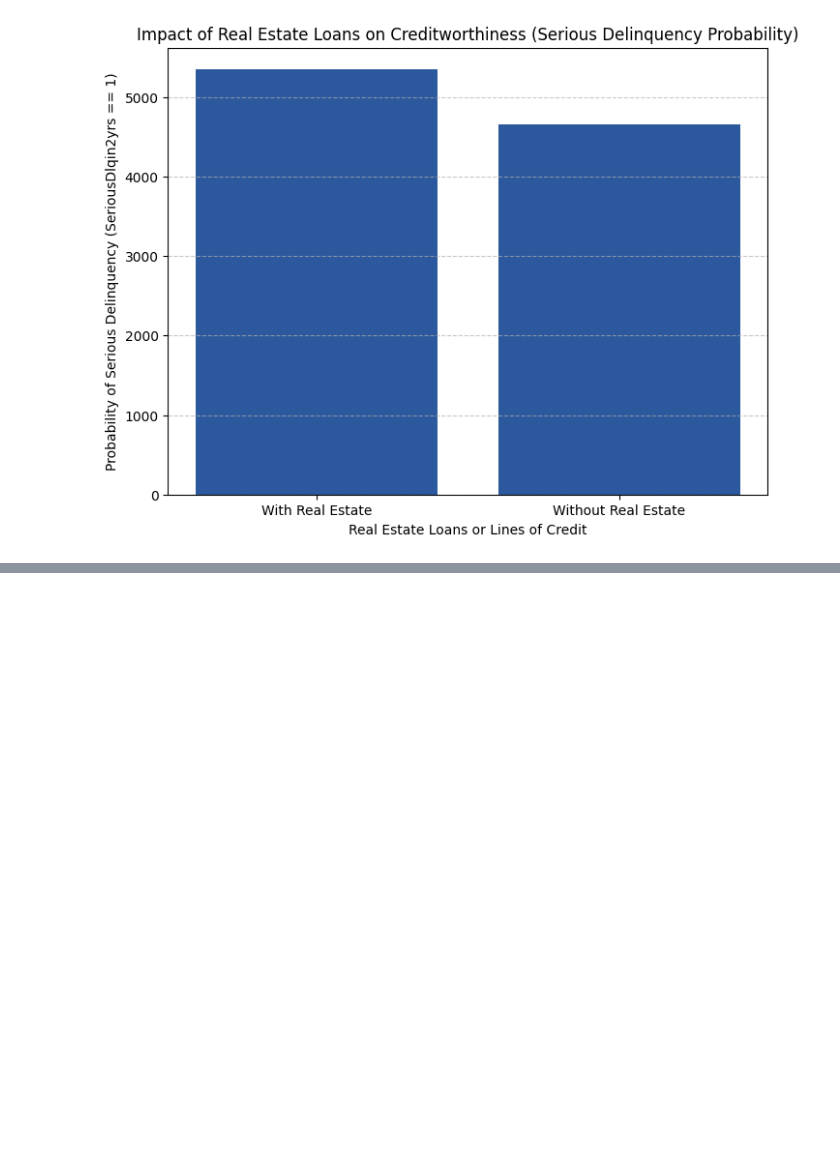
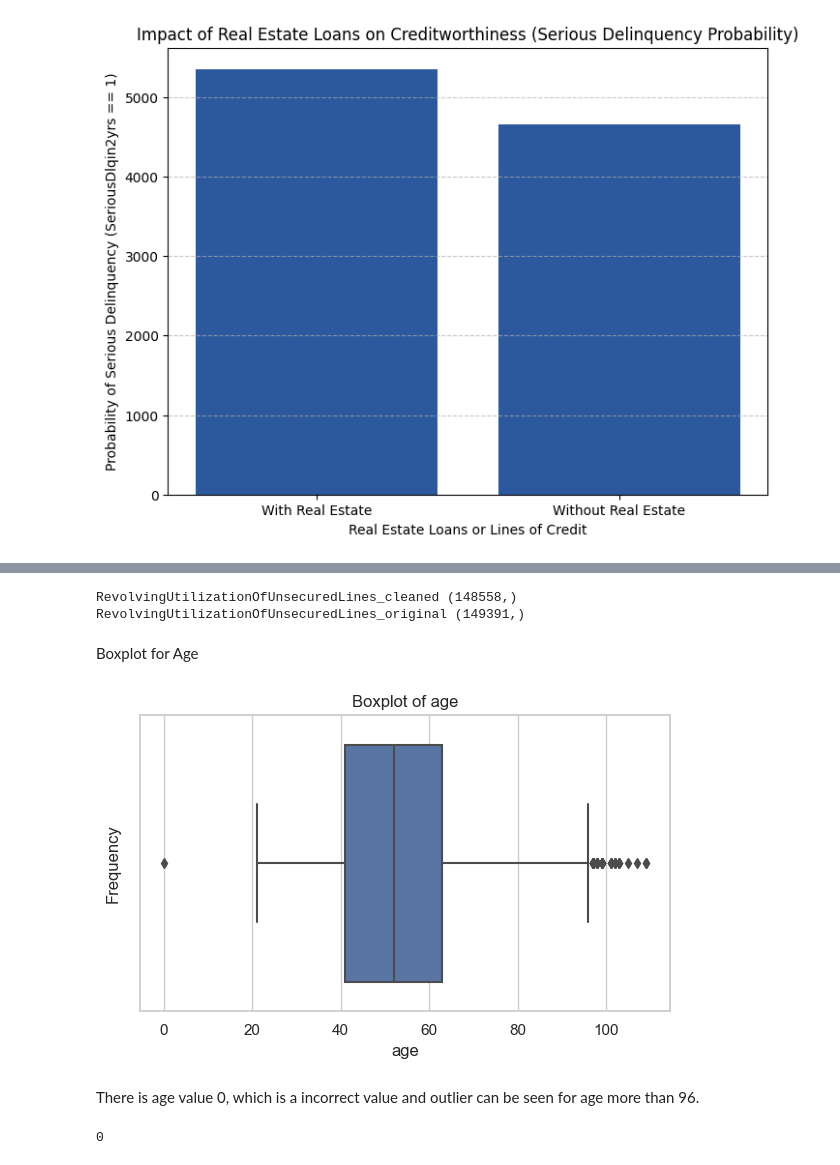
Before and after one commit to Tenzin-Yangzom-6839/GiveMeSomeCredit, a Jupyter notebook: GiveMeSomeCredit.ipynb, the cells around one changed output, grey strips where cells are left out. Cells and saved outputs as stored; diff of their text form; code cells hidden in the pictures; blank space fills up the shorter version.

```diff
--- a/GiveMeSomeCredit.ipynb
+++ b/GiveMeSomeCredit.ipynb
@@ -706,0 +767,23 @@ plt.show()
+# %%
+RevolvingUtilizationOfUnsecuredLines_cleaned =  df['RevolvingUtilizationOfUnsecuredLines'].shape
+RevolvingUtilizationOfUnsecuredLines_original =  training_data['RevolvingUtilizationOfUnsecuredLines'].shape
+
+print("RevolvingUtilizationOfUnsecuredLines_cleaned", RevolvingUtilizationOfUnsecuredLines_cleaned)
+print("RevolvingUtilizationOfUnsecuredLines_original", RevolvingUtilizationOfUnsecuredLines_original)
+# %% [output]
+RevolvingUtilizationOfUnsecuredLines_cleaned (148558,)
+RevolvingUtilizationOfUnsecuredLines_original (149391,)
+# %% [markdown]
+Boxplot for Age
+# %%
+plt.figure(figsize=(6, 4))
+sns.boxplot(data=df, x='age')
+plt.title('Boxplot of age')
+plt.xlabel('age')
+plt.ylabel('Frequency')
+plt.tight_layout()
+plt.show()
+# %% [output]
+[figure, added]
+# %% [markdown]
+There is age value 0, which is a incorrect value and outlier can be seen for age more than 96.
@@ -706,0 +799,5 @@ plt.show()
+# %%
+count_ages = ((df['age'] > 96) | (df['age'] < 20)).sum()
+count_ages
+# %% [output]
+0
```
Also changed, not shown: parts of 100 cells of this notebook.
